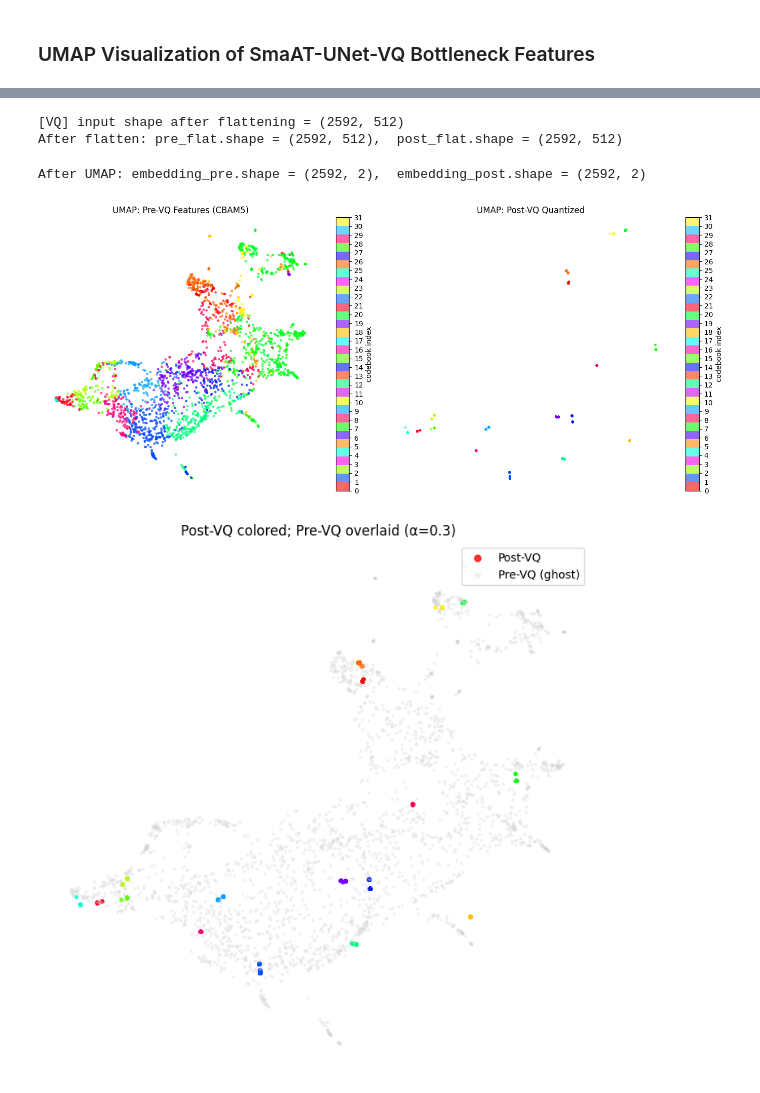
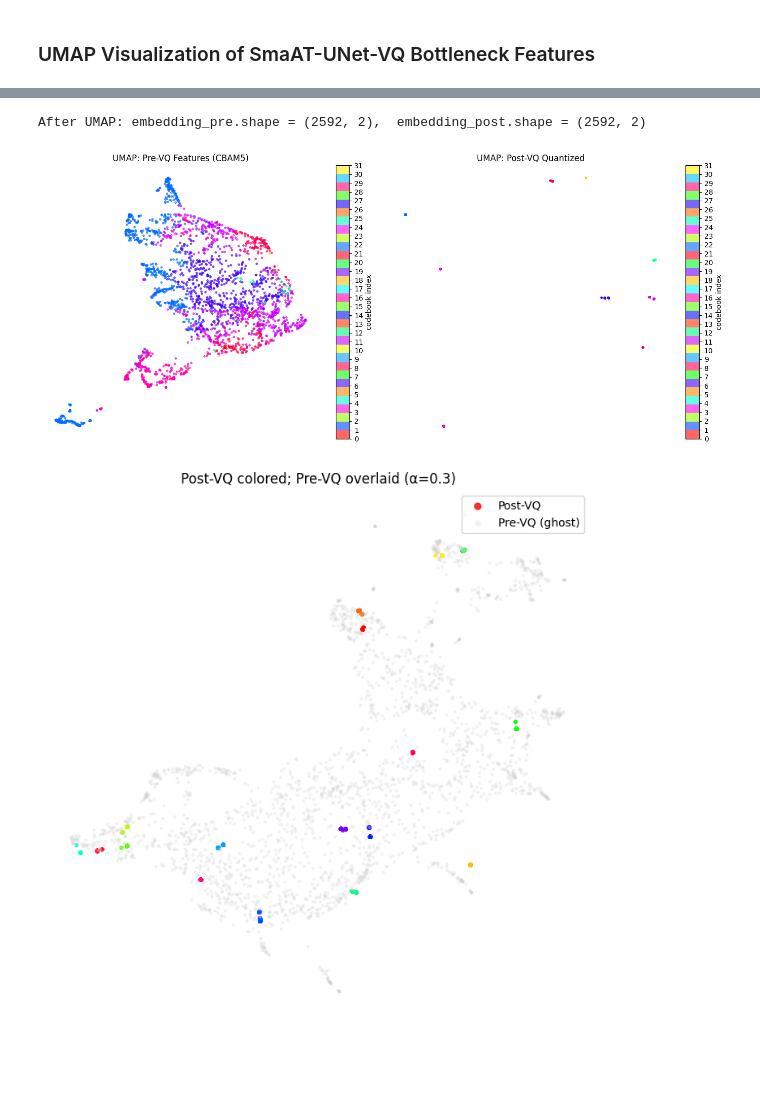
Before and after one commit to nstavr04/MasterThesisSnellius, a Jupyter notebook: ThesisCode/UMAP.ipynb, the cells around one changed output, grey strips where cells are left out. Cells and saved outputs as stored; diff of their text form; code cells hidden in the pictures; blank space fills up the shorter version.

```diff
--- a/ThesisCode/UMAP.ipynb
+++ b/ThesisCode/UMAP.ipynb
@@ -28,10 +28,14 @@ hparams = argparse.Namespace(
     vq_commitment_cost=0.75,  # β
     vqmodel_recon_loss_type="mse",
 )
+# checkpoint_path = (
+#     "best_results/SmaAT_UNet_VQ_MSE-num32-commit0.75_rain_threshold_50_"
+#     "epoch=74-val_total_loss=0.183429.ckpt"
+# )
 checkpoint_path = (
-    "best_results/SmaAT_UNet_VQ_MSE-num32-commit0.75_rain_threshold_50_"
-    "epoch=74-val_total_loss=0.183429.ckpt"
-)
+        "best_results/SmaAT_UNet_VQ_MSE-MixConv-downdownmixmix-mixupupup-best-0.0120-num32-commit0.75_rain_threshold_50_epoch=49-val_total_loss=0.217658.ckpt"
+  )
+
 
 # %%
 # 3) Load model & move to GPU
@@ -157,7 +162,5 @@ plt.show()
-[VQ] input shape after flattening = (2592, 512)
-After flatten: pre_flat.shape = (2592, 512),  post_flat.shape = (2592, 512)
+After UMAP: embedding_pre.shape = (2592, 2),  embedding_post.shape = (2592, 2)
-After UMAP: embedding_pre.shape = (2592, 2),  embedding_post.shape = (2592, 2)
-[figure, old version]
+[figure, new version]
 # %%
 plt.figure(figsize=(7,7))
 ax = plt.gca()
```
Also changed, not shown: parts of 1 cell of this notebook, 2 other files.
